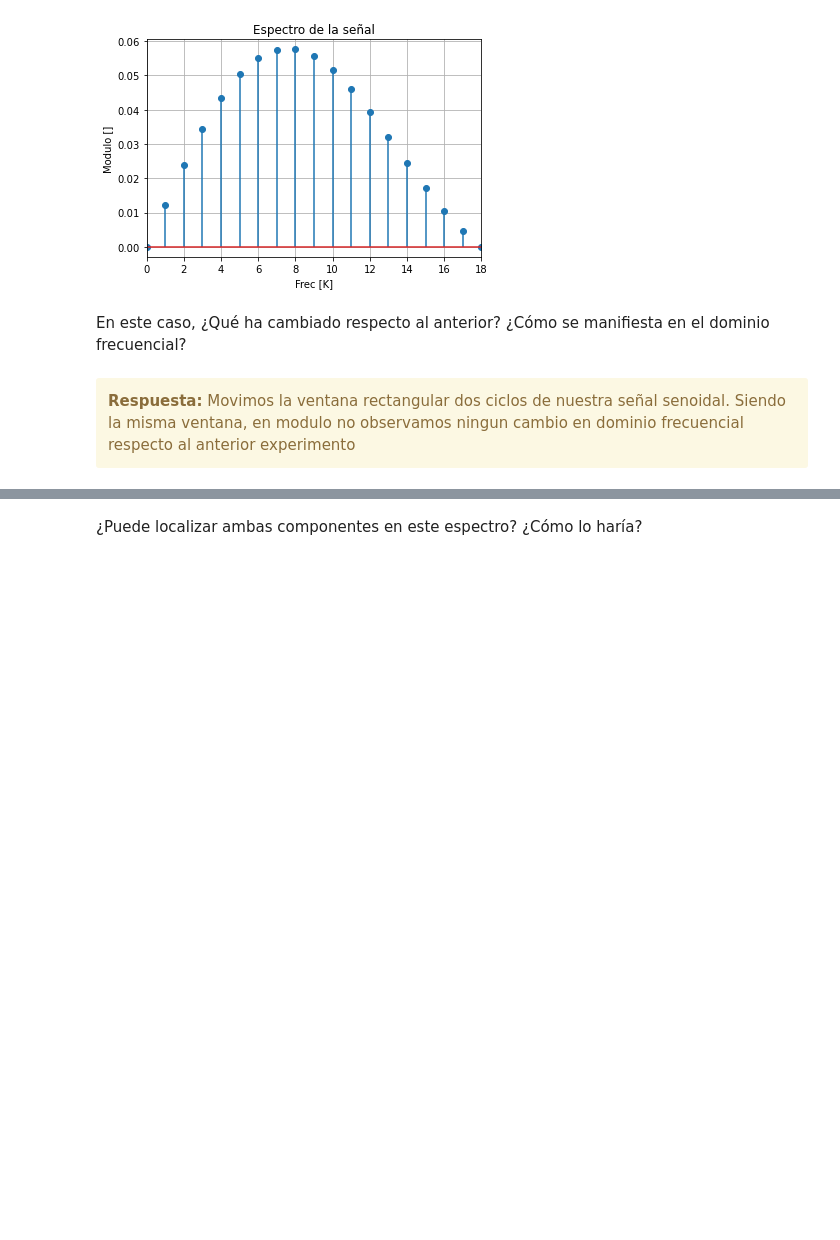
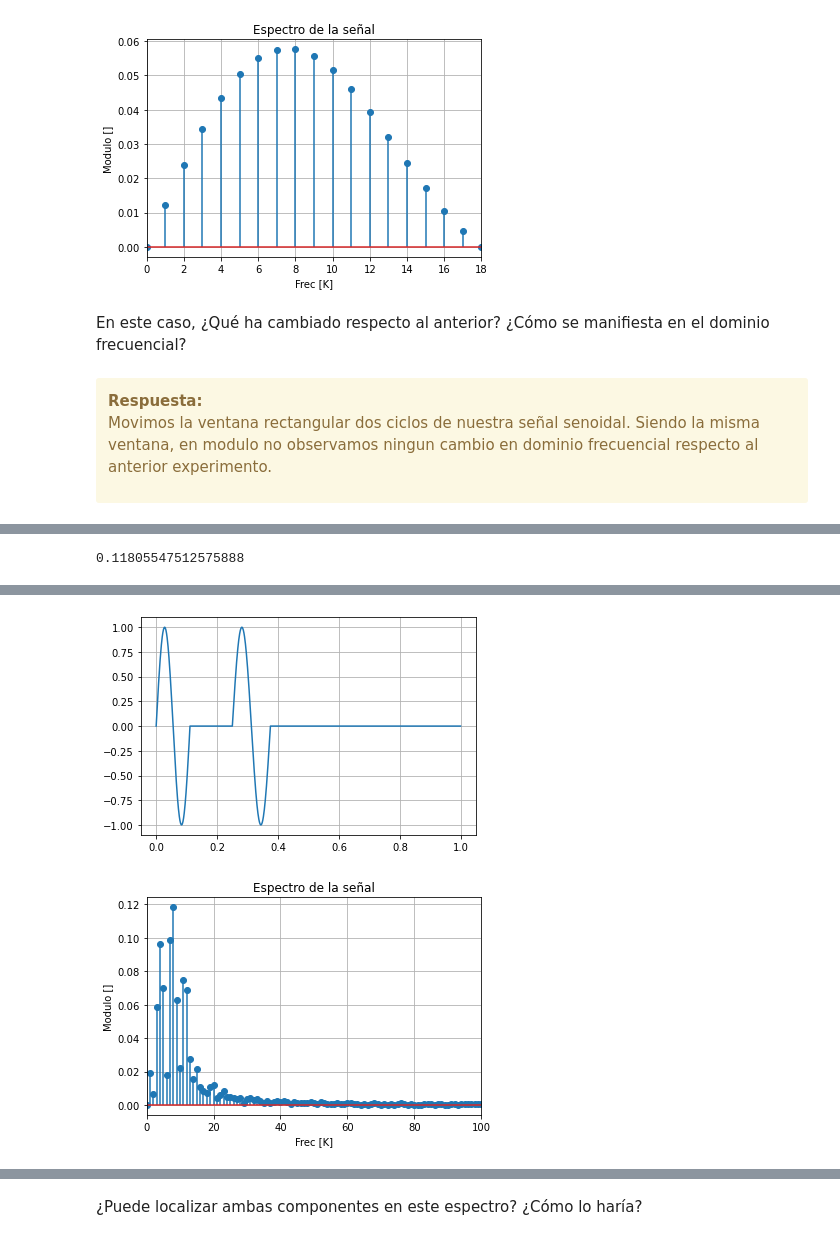
Before and after one commit to fcatuogno/PDS_TPs, a Jupyter notebook: TP1 - Muestreo de señales - Forurier.ipynb, the cells around one changed output, grey strips where cells are left out. Saved outputs shown, nothing was run; the diff lists cells and outputs as text; code cells hidden in the pictures; blank space fills up the shorter version.

Commit message:
Se completa hasta punto 4.f) inclusive

```diff
--- a/TP1 - Muestreo de señales - Forurier.ipynb
+++ b/TP1 - Muestreo de señales - Forurier.ipynb
@@ -885,7 +888,7 @@ HTML(df.to_html())
 En este caso, ¿Qué ha cambiado respecto al anterior? ¿Cómo se manifiesta en el dominio frecuencial?
 # %% [markdown]
 <div class="alert alert-block alert-warning">
-<b>Respuesta:</b> Movimos la ventana rectangular dos ciclos de nuestra señal senoidal. Siendo la misma ventana, en modulo no observamos ningun cambio en dominio frecuencial respecto al anterior experimento
+<b>Respuesta:</b> <p>Movimos la ventana rectangular dos ciclos de nuestra señal senoidal. Siendo la misma ventana, en modulo no observamos ningun cambio en dominio frecuencial respecto al anterior experimento.</p>
 </div>
 # %% [markdown]
 <table width="80%" cellpadding="7" cellspacing="0">
@@ -927,0 +911,68 @@ HTML(df.to_html())
+# %%
+#######################################
+# Tu simulación que genere resultados #
+#######################################
+
+tus_resultados = [ ['$\sum_{f=0}^{f_S/2} \lvert X(f) \rvert ^2$', '$ \lvert X(f_0) \rvert ^2 $', '$ \mathop{arg\ max}_f \{\lvert X(f) \rvert ^2\} $'],
+                   ['',                                     '',                           '$f \in [0:f_S/2]$'],
+                  ['', '', ''],
+                  ['0.118', '?', '8'], # <-- completar acá
+                  ['', '', ''],
+                  #['', '', '']  # <-- completar acá
+                 ]
+
+fn = 8
+
+potenciasenial = []
+potencia = []
+
+tiempo, xx = mi_funcion_sen( a0, Offset, fn*fs/N, p0, N, fs)
+xx[:int(2*N/fn)] = 0
+xx[int(3*N/fn):] = 0
+
+fn = 9
+
+tiempo, xx2 = mi_funcion_sen( a0, Offset, fn*fs/N, p0, N, fs)
+xx2[int(1*N/fn):] = 0
+
+xx += xx2
+
+ff = np.fft.fft(xx)
+modulo = np.abs(ff)/N
+frec = np.fft.fftfreq(N,1/N)
+
+fig, ax1 = plt.subplots()
+ax1.plot(tiempo, xx)
+ax1.grid(True)
+
+
+fig, ax1 = plt.subplots()
+
+# ax1.stem(frec, 20*np.log10(modulo), use_line_collection = True)
+ax1.stem(frec, modulo, use_line_collection = True)
+ax1.set_title('Espectro de la señal')
+ax1.set_ylabel('Modulo []')
+ax1.set_xlabel('Frec [K]')
+plt.xlim(0, 100)
+
+ax1.grid(True)
+
+#modulo,fase,frec = my.mi_analizador(xx, N)
+
+potenciasenial.append(np.mean(xx**2))
+# potencia.append((np.sum(modulo**2)))
+potencia = (np.sum(modulo**2))
+print(potencia)
+
+tus_resultados.append([str(potencia),str(2*modulo[fn]**2), str(np.argmax(modulo[:int(N/2)]))])
+
+df = DataFrame(tus_resultados, columns=['Energía total', 'Energía en $f_0$', 'Máximo de Energía'],
+               index=['$f_0$ \ expr. matemática',
+                      '',
+                      '',
+                      'predicción',
+                      '',
+                      'simulación'])
+HTML(df.to_html())
+# %% [output]
+0.11805547512575888
@@ -927,0 +986,2 @@ HTML(df.to_html())
+[figure, added]
+[figure, added]
```
Also changed, not shown: parts of 16 cells of this notebook.
